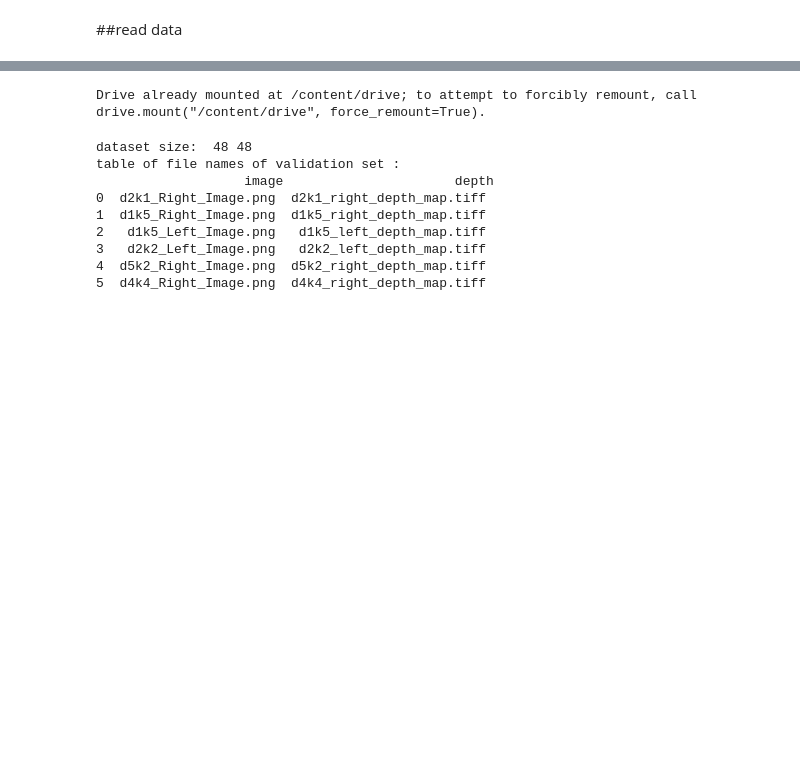
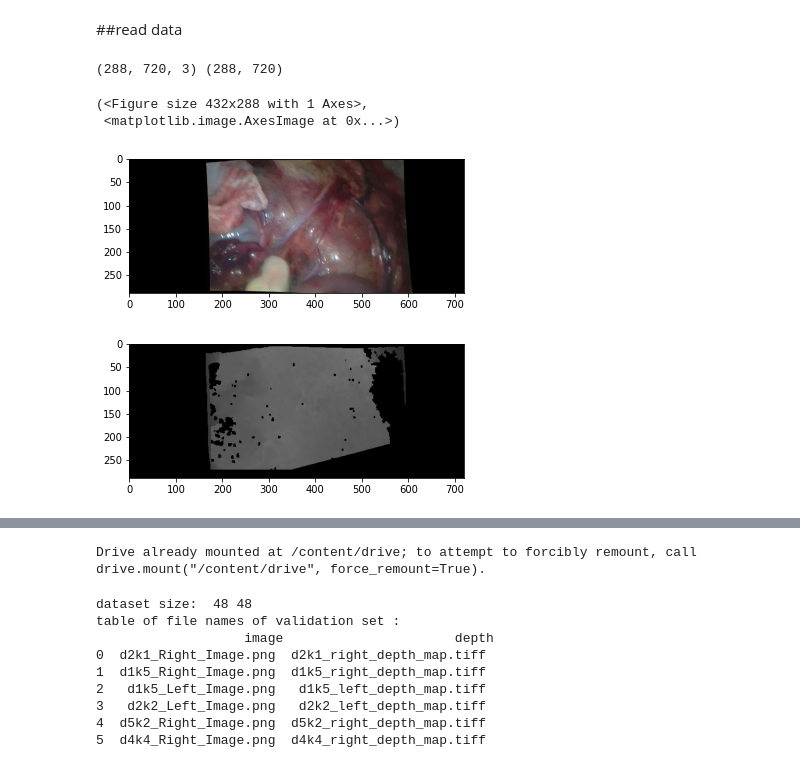
Before and after one commit to xiaowshi/Mono-Depth, a Jupyter notebook: SCAREDUnet.ipynb, the cells around one changed output, grey strips where cells are left out. Saved outputs shown, nothing was run; the diff lists cells and outputs as text; code cells hidden in the pictures; blank space fills up the shorter version.

```diff
--- a/SCAREDUnet.ipynb
+++ b/SCAREDUnet.ipynb
@@ -17,0 +104,15 @@ You are using a high-RAM runtime!
+# %%
+from PIL import Image
+import numpy as np
+img = Image.open('rectified27/image01/0000000142.jpg')
+depth = Image.open('rectified27/depth01/0000000142.png')
+
+print(np.array(img).shape, np.array(depth).shape)
+plt.figure(), plt.imshow(img)
+plt.figure(), plt.imshow(depth)
+# %% [output]
+(288, 720, 3) (288, 720)
+(<Figure size 432x288 with 1 Axes>,
+ <matplotlib.image.AxesImage at 0x...>)
+[figure, added]
+[figure, added]
```
Also changed, not shown: parts of 13 cells of this notebook.
